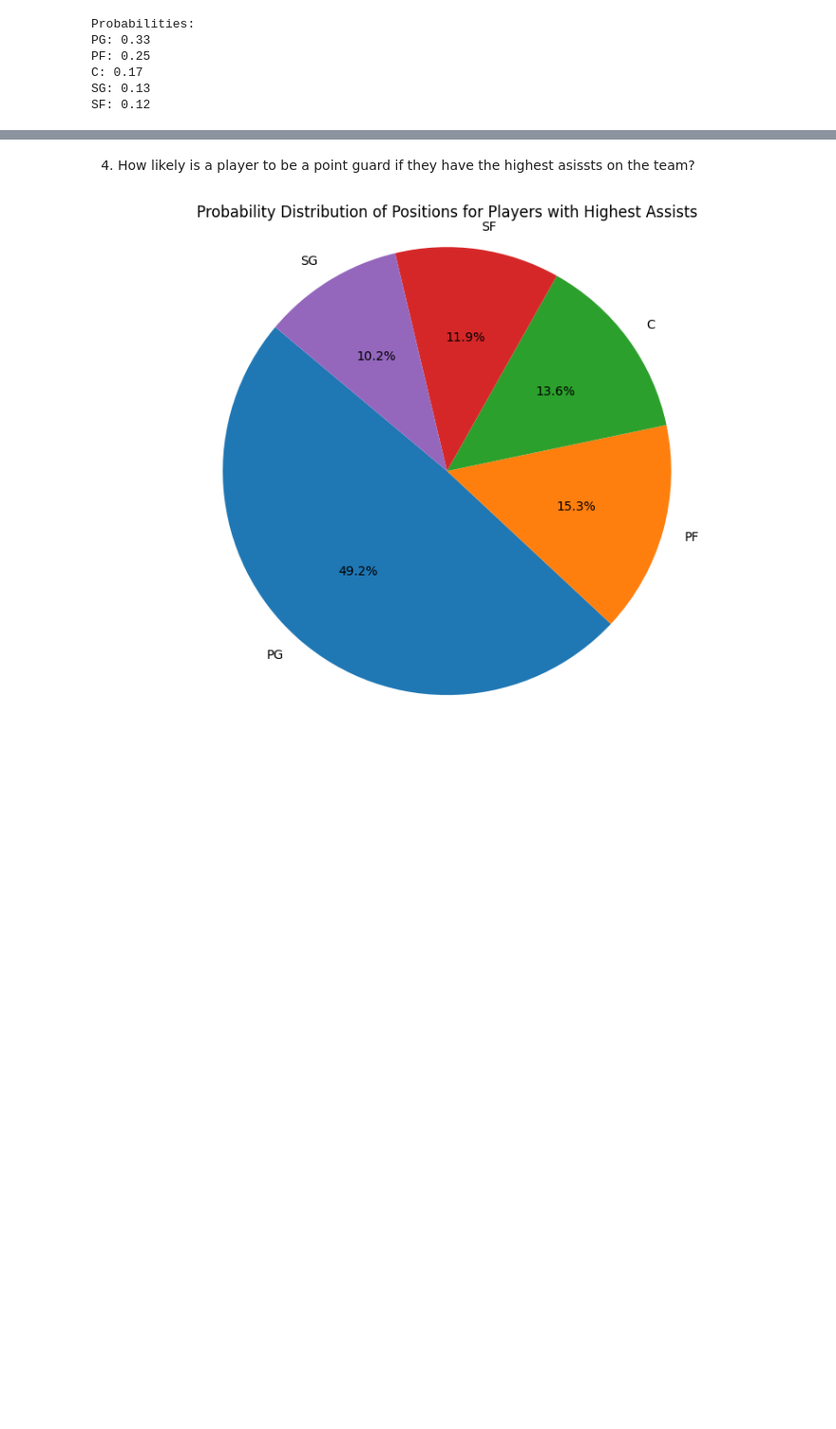
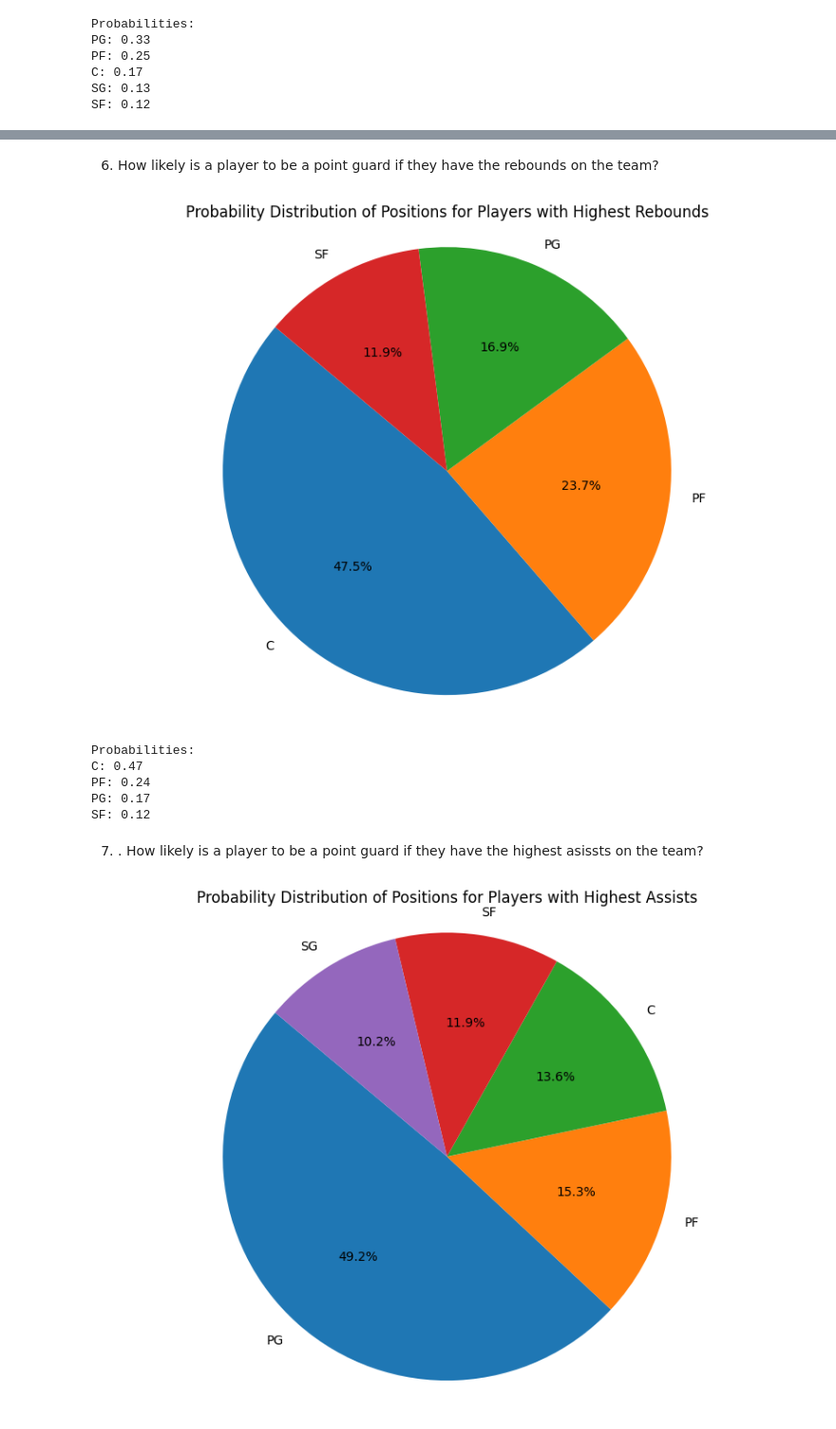
Before and after one commit to wahyunanandika/NBA_2024_MVP_By_Pos, a Jupyter notebook: findla_project_nba_2024_stat.ipynb, the cells around one changed output, grey strips where cells are left out. Shown at 95% size. Cells and saved outputs as stored; diff of their text form; code cells hidden in the pictures; blank space fills up the shorter version.

```diff
--- a/findla_project_nba_2024_stat.ipynb
+++ b/findla_project_nba_2024_stat.ipynb
@@ -501,5 +585,40 @@ SF: 0.12
+# %% [markdown]
+6. How likely is a player to be a point guard if they have the rebounds on the team?
+# %%
+import matplotlib.pyplot as plt
+
+# Filter data for players with highest rebounds in their team
+highest_rebounds_players = combined_nba_data_2024[combined_nba_data_2024['TRB'] == combined_nba_data_2024.groupby('Tm')['TRB'].transform('max')]
+
+# Count distribution of positions among players with highest points
+position_counts = highest_rebounds_players['Pos'].value_counts()
+
+# Calculate probabilities
+total_players = position_counts.sum()
+probabilities = position_counts / total_players
+
+# Plotting pie chart for position probabilities
+fig, ax = plt.subplots(figsize=(8, 6))
+ax.pie(probabilities, labels=probabilities.index, autopct='%1.1f%%', startangle=140, colors=['#1f77b4', '#ff7f0e', '#2ca02c', '#d62728', '#9467bd'])
+ax.set_title('Probability Distribution of Positions for Players with Highest Rebounds')
+ax.axis('equal')  # Equal aspect ratio ensures that pie is drawn as a circle
+
+plt.tight_layout()
+plt.show()
+
+# Display probabilities
+print("Probabilities:")
+for pos, prob in probabilities.items():
+    print(f"{pos}: {prob:.2f}")
+# %% [output]
+[figure, added]
+Probabilities:
+C: 0.47
+PF: 0.24
+PG: 0.17
+SF: 0.12
 # %% [markdown]
-4. How likely is a player to be a point guard if they have the highest asissts on the team?
+7. . How likely is a player to be a point guard if they have the highest asissts on the team?
 # %%
 import matplotlib.pyplot as plt
 
```
Also changed, not shown: parts of 8 cells of this notebook, 1 other file.
